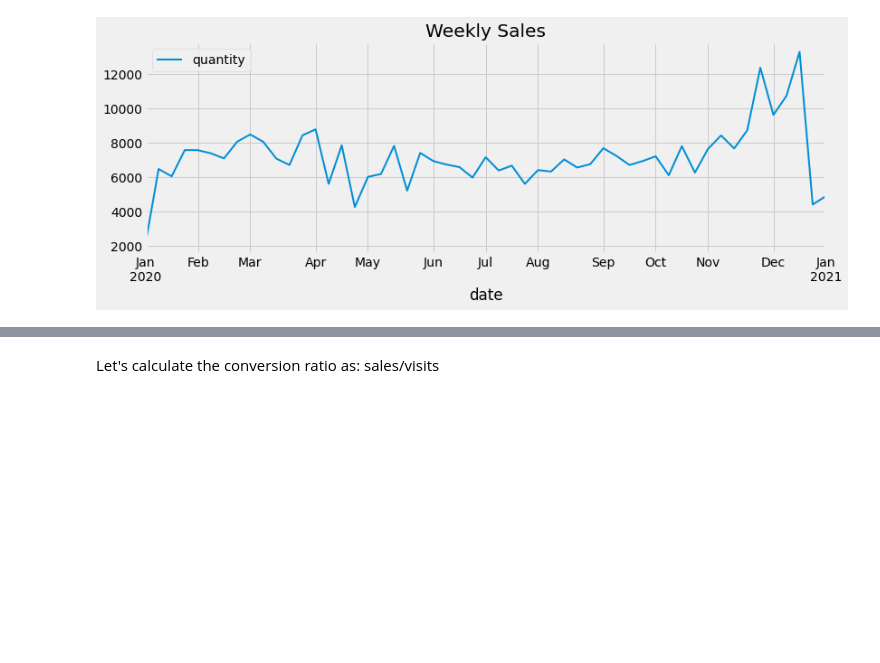
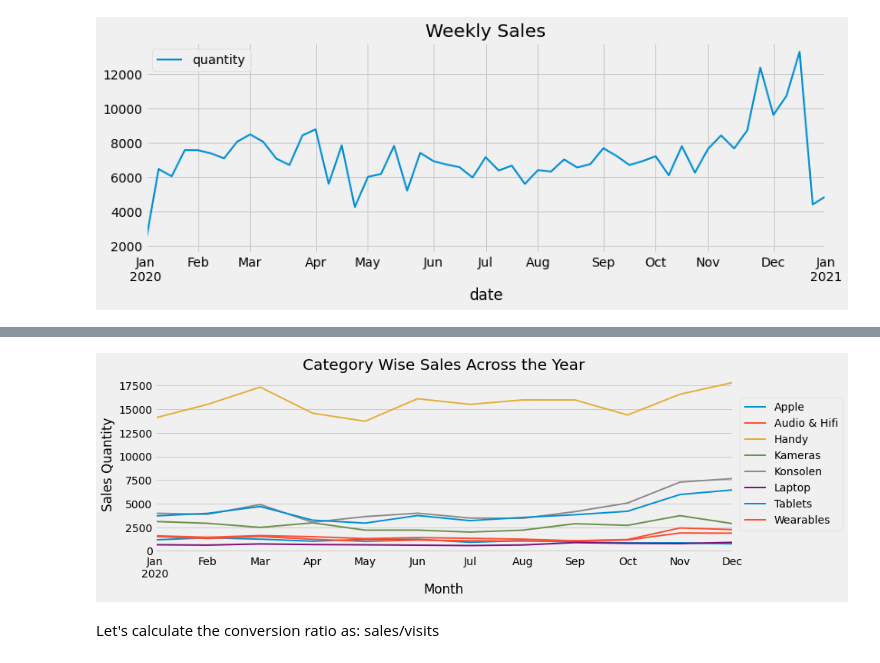
Before and after one commit to samarthum/rebuy_case_study, a Jupyter notebook: notebooks/Digging Deeper.ipynb, the cells around one changed output, grey strips where cells are left out. Cells and saved outputs as stored; diff of their text form; code cells hidden in the pictures; blank space fills up the shorter version.

```diff
--- a/notebooks/Digging Deeper.ipynb
+++ b/notebooks/Digging Deeper.ipynb
@@ -99,3 +129,12 @@ plot_ts_data(sales.set_index('date').drop('product_id', axis=1),
+# %%
+sales_products_agg.pivot(index='date', columns='main_category', values='quantity')\
+    .plot(linewidth=config.lw, figsize=config.FIGSIZE)
+plt.legend(loc='right', bbox_to_anchor=(1.2, 0.5))
+plt.title('Category Wise Sales Across the Year')
+plt.xlabel('Month')
+plt.ylabel('Sales Quantity');
+# %% [output]
+[figure, added]
 # %% [markdown]
 Let's calculate the conversion ratio as: sales/visits
 # %%
```
Also changed, not shown: parts of 16 cells of this notebook.
